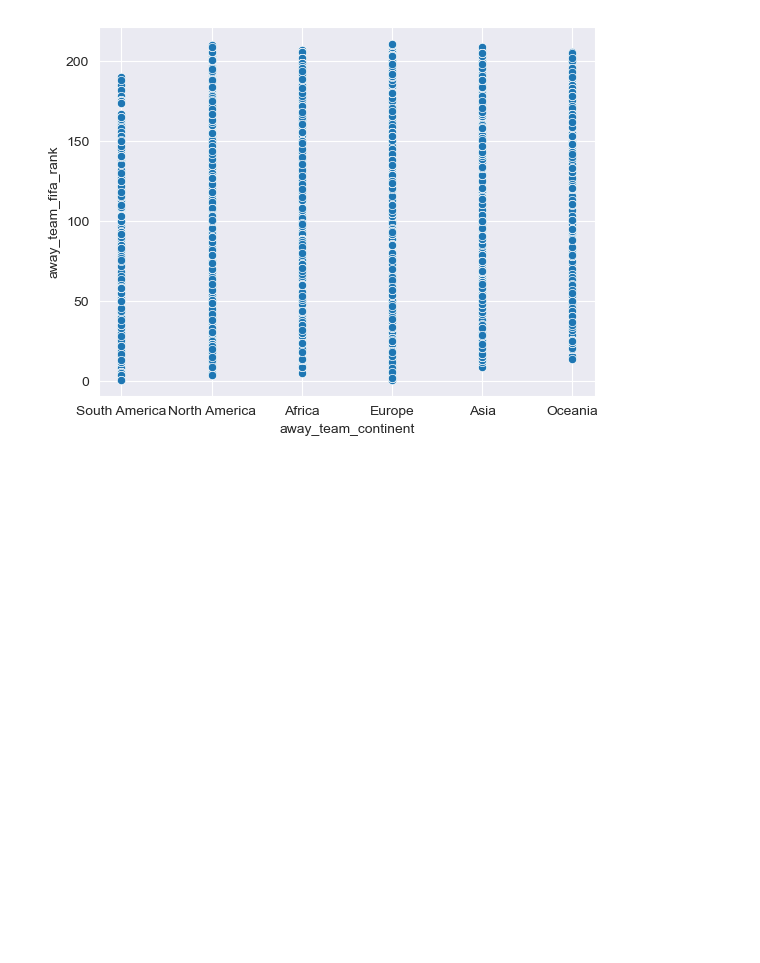
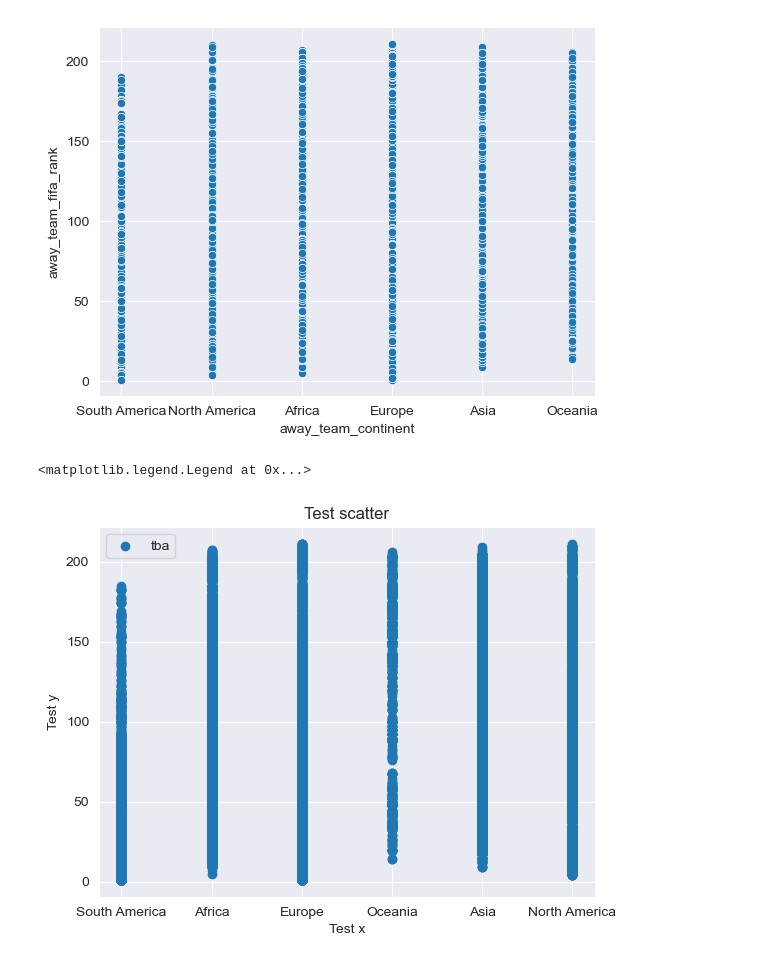
Before and after one commit to ZacharyHurt89/DataDivers_Group_Repo, a Jupyter notebook: Work_in_progress_GV/Fifa_worldcup.ipynb, the cells around one changed output. Cells and saved outputs as stored; diff of their text form; code cells hidden in the pictures; blank space fills up the shorter version.

Commit message:
visualized result to asnwer question 5, probably can refine graph to be better understoood

```diff
--- a/Work_in_progress_GV/Fifa_worldcup.ipynb
+++ b/Work_in_progress_GV/Fifa_worldcup.ipynb
@@ -233,4 +233,11 @@ sns.scatterplot(y=fifa_ds['away_team_fifa_rank'], x=fifa_ds['away_team_continent
 # %% [output]
 [figure]
 # %%
-plt.scatterplot(df('home'
+plt.scatter(y=fifa_ds['home_team_fifa_rank'], x=fifa_ds['home_team_continent'], marker='o',label='tba')
+plt.title ('Test scatter')
+plt.xlabel('Test x')
+plt.ylabel('Test y')
+plt.legend ()
+# %% [output]
+<matplotlib.legend.Legend at 0x...>
+[figure, added]
```
Also changed, not shown: parts of 11 cells of this notebook.
